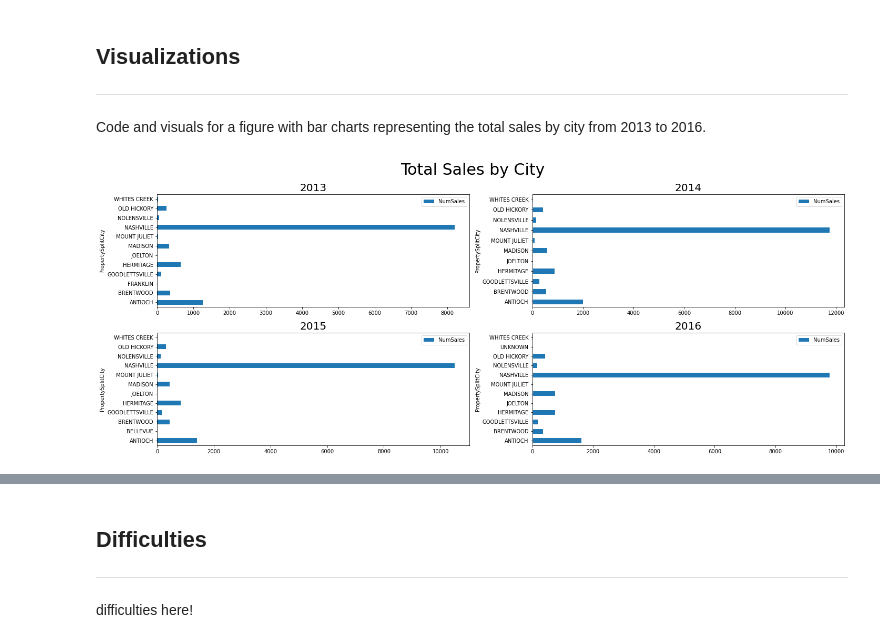
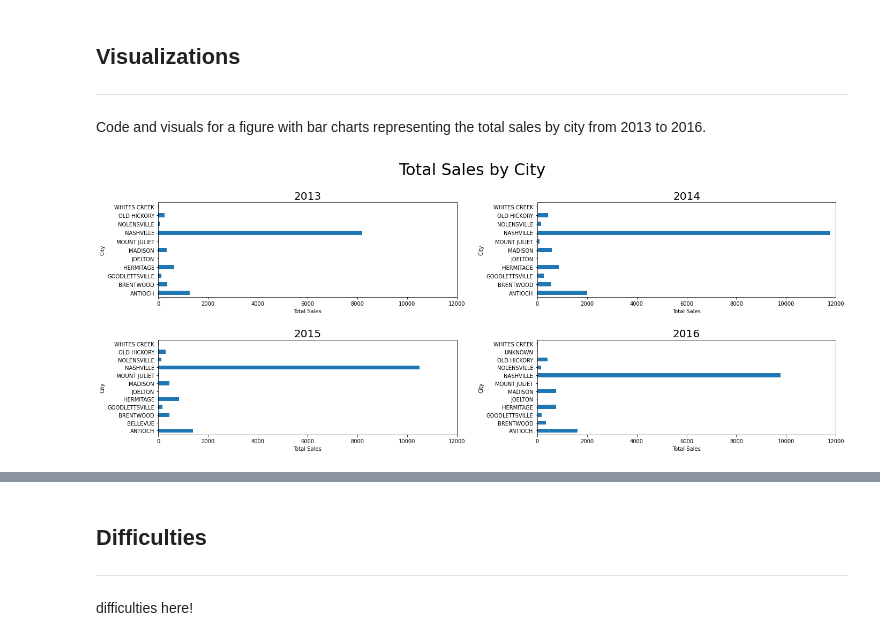
Before and after one commit to aaronjoslinwangdu/nashville-housing-project, a Jupyter notebook: Nashville_Housing_Notebook.ipynb, the cells around one changed output, grey strips where cells are left out. Saved outputs shown, nothing was run; the diff lists cells and outputs as text; code cells hidden in the pictures.

```diff
--- a/Nashville_Housing_Notebook.ipynb
+++ b/Nashville_Housing_Notebook.ipynb
@@ -213,34 +189,52 @@ df_grouped = df.groupby(['SaleYear', 'PropertySplitCity']).size().to_frame('NumS
 fig, axes = plt.subplots(nrows=2, ncols=2, figsize=(20, 8))
 fig.suptitle('Total Sales by City', fontsize=30)
 
 df_grouped_year = df_grouped.loc[df_grouped['SaleYear'] == 2013]
 city_list = df_grouped_year['PropertySplitCity'].tolist()
 sales_list = df_grouped_year['NumSales'].tolist()
 ax1 = df_grouped_year.plot.barh(x='PropertySplitCity',y='NumSales',ax=axes[0,0])
+ax1.set_xlim([0,12000])
+ax1.set_xlabel('Total Sales')
+ax1.set_ylabel('City')
+ax1.get_legend().remove()
 
 df_grouped_year = df_grouped.loc[df_grouped['SaleYear'] == 2014]
 city_list = df_grouped_year['PropertySplitCity'].tolist()
 sales_list = df_grouped_year['NumSales'].tolist()
 ax2 = df_grouped_year.plot.barh(x='PropertySplitCity',y='NumSales',ax=axes[1,0])
+ax2.set_xlim([0,12000])
+ax2.set_xlabel('Total Sales')
+ax2.set_ylabel('City')
+ax2.get_legend().remove()
 
 df_grouped_year = df_grouped.loc[df_grouped['SaleYear'] == 2015]
 city_list = df_grouped_year['PropertySplitCity'].tolist()
 sales_list = df_grouped_year['NumSales'].tolist()
 ax3 = df_grouped_year.plot.barh(x='PropertySplitCity',y='NumSales',ax=axes[0,1])
+ax3.set_xlim([0,12000])
+ax3.set_xlabel('Total Sales')
+ax3.set_ylabel('City')
+ax3.get_legend().remove()
 
 df_grouped_year = df_grouped.loc[df_grouped['SaleYear'] == 2016]
 city_list = df_grouped_year['PropertySplitCity'].tolist()
 sales_list = df_grouped_year['NumSales'].tolist()
 ax4 = df_grouped_year.plot.barh(x='PropertySplitCity',y='NumSales',ax=axes[1,1])
+ax4.set_xlim([0,12000])
+ax4.set_xlabel('Total Sales')
+ax4.set_ylabel('City')
+ax4.get_legend().remove()
 
 axes[0,0].set_title('2013',fontsize='20')
 axes[0,1].set_title('2014',fontsize='20')
 axes[1,0].set_title('2015',fontsize='20')
 axes[1,1].set_title('2016',fontsize='20')
 
-fig.tight_layout()
 
-#save the figure
-#plt.savefig(r'path\nashville-housing-project\visualizations\sales_by_city.png')
+fig.tight_layout(pad=2.5)
+fig.subplots_adjust(top=0.85)
+
+#save the figure AND take out the paths at the end
+plt.savefig(r'C:\Users\arkansas\Desktop\Projects\nashville-housing-project\visualizations\sales_by_city.png')
 # %% [output]
-[figure, old version]
+[figure, new version]
```
Also changed, not shown: parts of 13 cells of this notebook.
